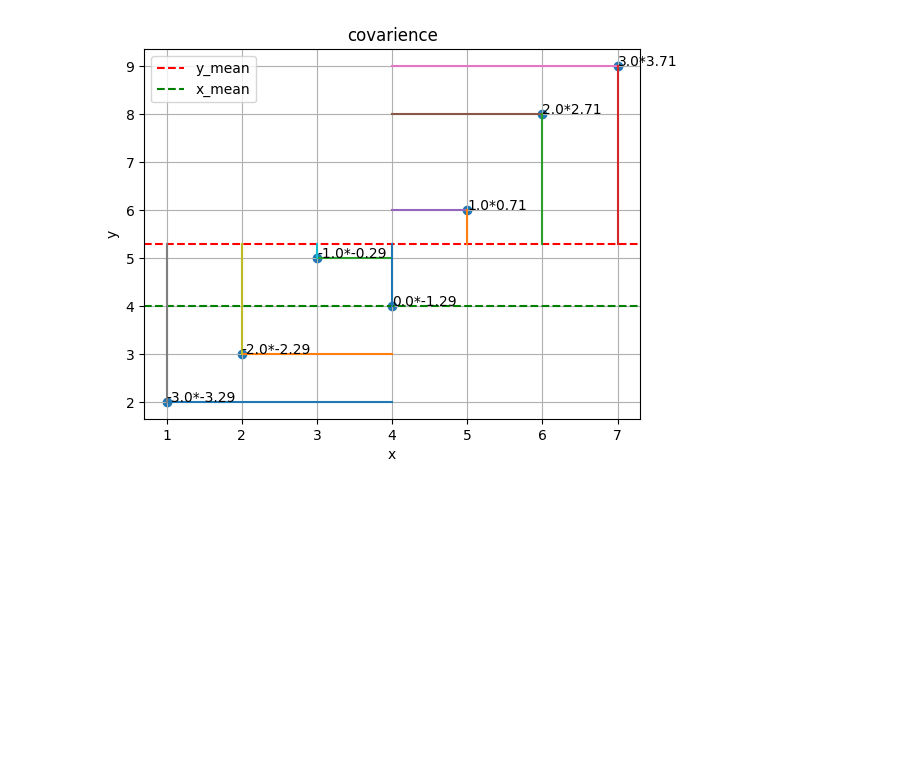
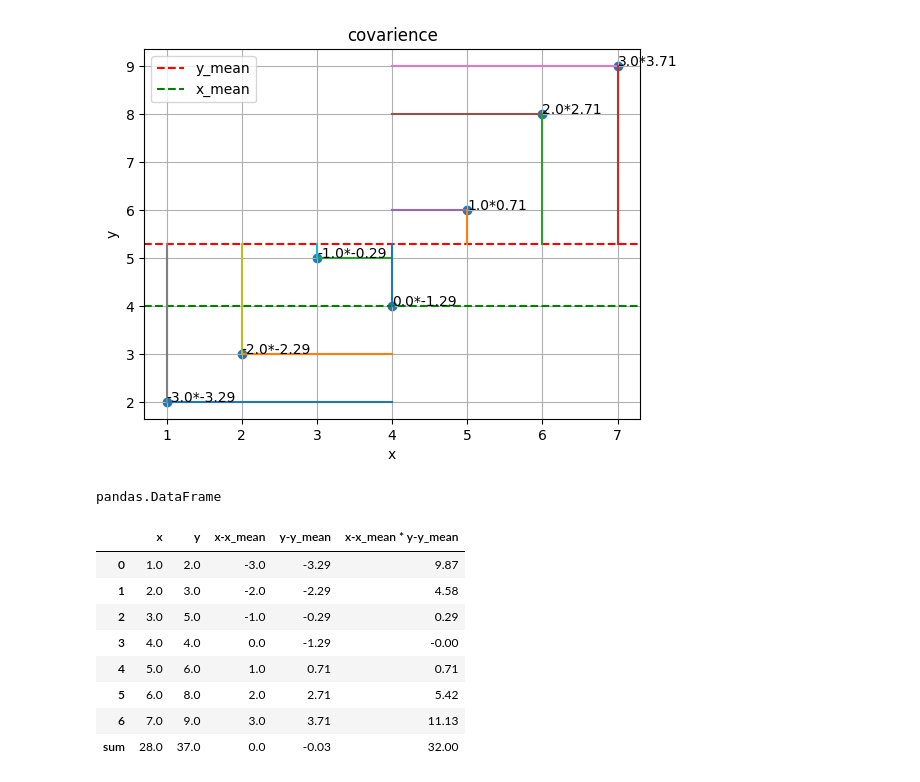
Before and after one commit to MoktanSujita/data-science-class-track, a Jupyter notebook: day11.ipynb, the cells around one changed output. Saved outputs shown, nothing was run; the diff lists cells and outputs as text; code cells hidden in the pictures; blank space fills up the shorter version.

```diff
--- a/day11.ipynb
+++ b/day11.ipynb
@@ -231,3 +231,29 @@ plt.legend()
 # %% [output]
 <matplotlib.legend.Legend at 0x...>
 [figure]
+# %%
+x = np.array([1,2,3,4,5,6,7])
+y = np.array([2,3,5,4,6,8,9])
+make_df(x,y)
+# %% [output]
+pandas.DataFrame
+# %%
+def make_df(x,y):
+        y_mean = np.mean(y)
+        x_mean = np.mean(x)
+        df = pd.DataFrame({
+                'x':x,'y':y ,'x-x_mean':x-x_mean.round(2), 'y-y_mean':y-y_mean.round(2), 'x-x_mean * y-y_mean':(x-x_mean)*(y-y_mean).round(2)
+            })
+        df.loc['sum'] = df.sum()
+        return df
+make_df(x,y)
+# %% [output]
+|  | x | y | x-x_mean | y-y_mean | x-x_mean * y-y_mean |
+| 0 | 1.0 | 2.0 | -3.0 | -3.29 | 9.87 |
+| 1 | 2.0 | 3.0 | -2.0 | -2.29 | 4.58 |
+| 2 | 3.0 | 5.0 | -1.0 | -0.29 | 0.29 |
+| 3 | 4.0 | 4.0 | 0.0 | -1.29 | -0.00 |
+| 4 | 5.0 | 6.0 | 1.0 | 0.71 | 0.71 |
+| 5 | 6.0 | 8.0 | 2.0 | 2.71 | 5.42 |
+| 6 | 7.0 | 9.0 | 3.0 | 3.71 | 11.13 |
+| sum | 28.0 | 37.0 | 0.0 | -0.03 | 32.00 |
```
Also changed, not shown: parts of 3 cells of this notebook, 1 other file.
